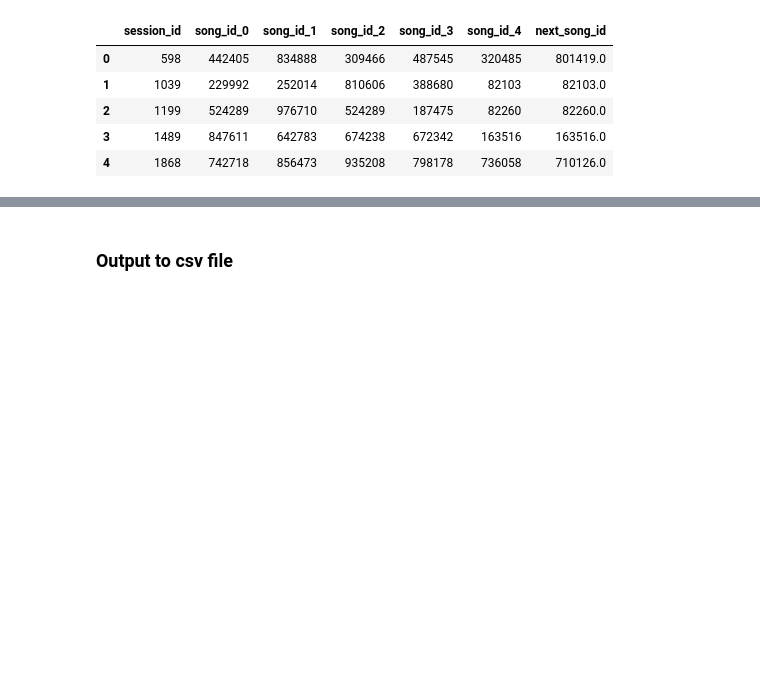
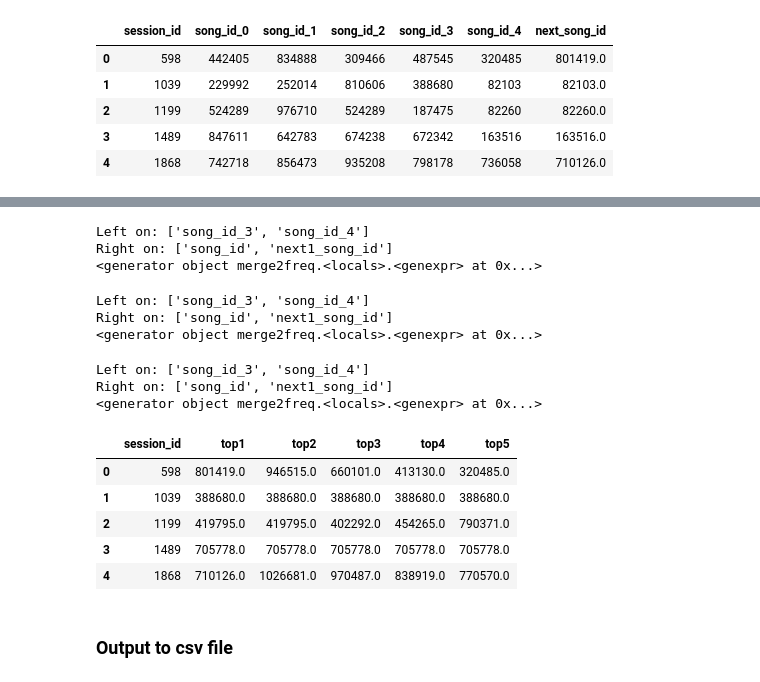
Before and after one commit to Han1018/KK-Data-Game-2023, a Jupyter notebook: ngram.ipynb, the cells around one changed output, grey strips where cells are left out. Drawn from its saved outputs; the diff is of its cells as text; code cells hidden in the pictures; blank space fills up the shorter version.

```diff
--- a/ngram.ipynb
+++ b/ngram.ipynb
@@ -536,2 +496,81 @@ res.head()
+# %%
+col_name = [
+    "session_id",
+    "song_id_0",
+    "song_id_1",
+    "song_id_2",
+    "song_id_3",
+    "song_id_4",
+]
+testX = testX.drop(columns="song_id_0")
+testX.columns = col_name
+
+# cal 5 2 20
+result5 = predict(testX, freq5, n)
+testX = merge2freq(result5, freq2)
+testX["next_song_id"].fillna(testX["song_id_4"], inplace=True)
+
+# combine
+result_5["top3"] = result_5["top3"].fillna(testX["next_song_id"])
+# %% [output]
+Left on: ['song_id_3', 'song_id_4']
+Right on: ['song_id', 'next1_song_id']
+<generator object merge2freq.<locals>.<genexpr> at 0x...>
+# %%
+col_name = [
+    "session_id",
+    "song_id_0",
+    "song_id_1",
+    "song_id_2",
+    "song_id_3",
+    "song_id_4",
+]
+testX = testX.drop(columns="song_id_0")
+testX.columns = col_name
+
+# cal 5 2 20
+result5 = predict(testX, freq5, n)
+testX = merge2freq(result5, freq2)
+testX["next_song_id"].fillna(testX["song_id_4"], inplace=True)
+
+# combine
+result_5["top4"] = result_5["top4"].fillna(testX["next_song_id"])
+# %% [output]
+Left on: ['song_id_3', 'song_id_4']
+Right on: ['song_id', 'next1_song_id']
+<generator object merge2freq.<locals>.<genexpr> at 0x...>
+# %%
+col_name = [
+    "session_id",
+    "song_id_0",
+    "song_id_1",
+    "song_id_2",
+    "song_id_3",
+    "song_id_4",
+]
+testX = testX.drop(columns="song_id_0")
+testX.columns = col_name
+
+# cal 5 2 20
+result5 = predict(testX, freq5, n)
+testX = merge2freq(result5, freq2)
+testX["next_song_id"].fillna(testX["song_id_4"], inplace=True)
+
+# combine
+result_5["top5"] = result_5["top5"].fillna(testX["next_song_id"])
+# %% [output]
+Left on: ['song_id_3', 'song_id_4']
+Right on: ['song_id', 'next1_song_id']
+<generator object merge2freq.<locals>.<genexpr> at 0x...>
+# %%
+result = result_5[["session_id", "top1", "top2", "top3", "top4", "top5"]]
+result.head()
+# %% [output]
+|  | session_id | top1 | top2 | top3 | top4 | top5 |
+| 0 | 598 | 801419.0 | 946515.0 | 660101.0 | 413130.0 | 320485.0 |
+| 1 | 1039 | 388680.0 | 388680.0 | 388680.0 | 388680.0 | 388680.0 |
+| 2 | 1199 | 419795.0 | 419795.0 | 402292.0 | 454265.0 | 790371.0 |
+| 3 | 1489 | 705778.0 | 705778.0 | 705778.0 | 705778.0 | 705778.0 |
+| 4 | 1868 | 710126.0 | 1026681.0 | 970487.0 | 838919.0 | 770570.0 |
 # %% [markdown]
 ### Output to csv file
```
Also changed, not shown: parts of 25 cells of this notebook, 5 other files.
